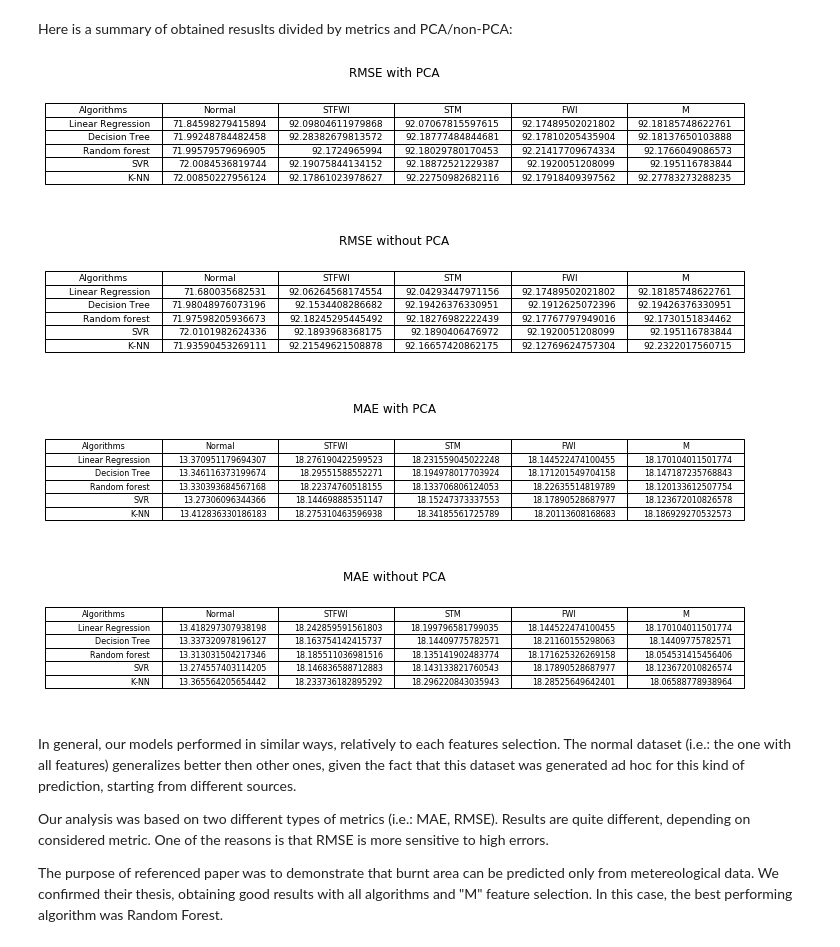
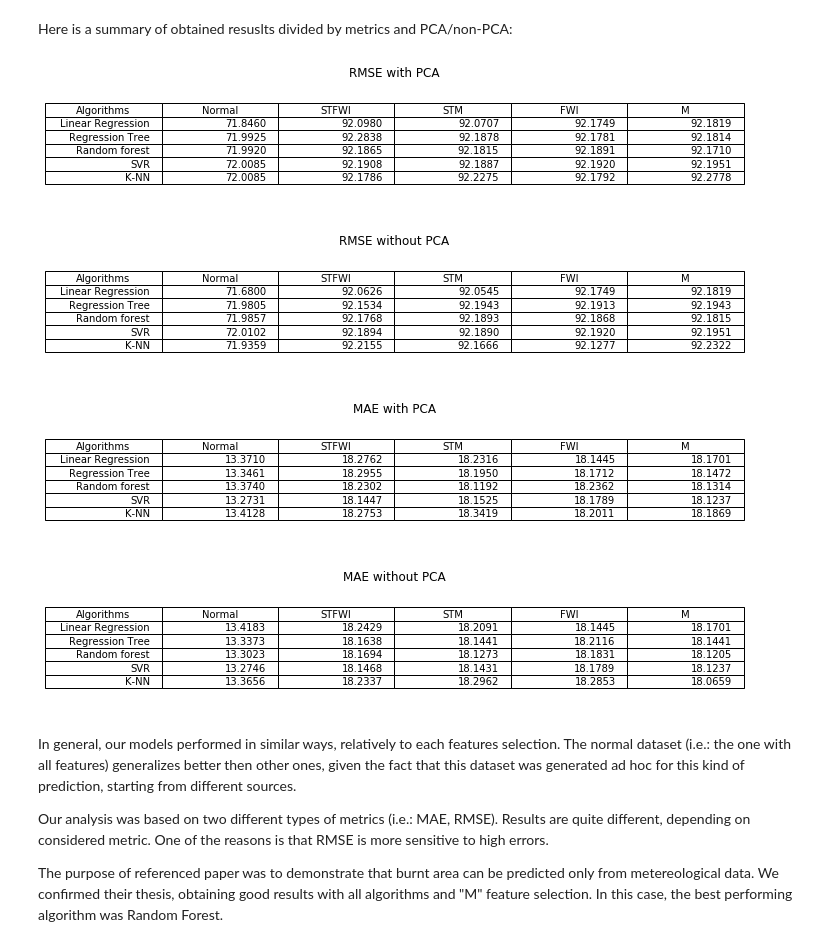
Before and after one commit to andrea7imo/DataSpacesThesis, a Jupyter notebook: DataSpacesThesis.ipynb, the cells around one changed output. Cells and saved outputs as stored; diff of their text form; code cells hidden in the pictures.

```diff
--- a/DataSpacesThesis.ipynb
+++ b/DataSpacesThesis.ipynb
@@ -1671,28 +1671,28 @@ ______________________________________________
 Here is a summary of obtained resuslts divided by metrics and PCA/non-PCA:
 # %%
 columns = [ 'Algorithms' ,'Normal', 'STFWI', 'STM', 'FWI', 'M']
-values = [['Linear Regression', lr_pca_RMSE, lr_pca_RMSE_STFWI, lr_pca_RMSE_STM, lr_pca_RMSE_FWI, lr_pca_RMSE_M],
-         ['Decision Tree', dt_pca_RMSE, dt_pca_RMSE_STFWI, dt_pca_RMSE_STM, dt_pca_RMSE_FWI, dt_pca_RMSE_M],
-         ['Random forest', rf_pca_RMSE, rf_pca_RMSE_STFWI, rf_pca_RMSE_STM, rf_pca_RMSE_FWI, rf_pca_RMSE_M],
-         ['SVR', svr_pca_RMSE, svr_pca_RMSE_STFWI, svr_pca_RMSE_STM, svr_pca_RMSE_FWI, svr_pca_RMSE_M],
-         ['K-NN', knn_pca_RMSE, knn_pca_RMSE_STFWI, knn_pca_RMSE_STM, knn_pca_RMSE_FWI, knn_pca_RMSE_M]]
+values = [['Linear Regression', '{:0.4f}'.format(lr_pca_RMSE), '{:0.4f}'.format(lr_pca_RMSE_STFWI), '{:0.4f}'.format(lr_pca_RMSE_STM), '{:0.4f}'.format(lr_pca_RMSE_FWI), '{:0.4f}'.format(lr_pca_RMSE_M)],
+         ['Regression Tree', '{:0.4f}'.format(dt_pca_RMSE), '{:0.4f}'.format(dt_pca_RMSE_STFWI), '{:0.4f}'.format(dt_pca_RMSE_STM), '{:0.4f}'.format(dt_pca_RMSE_FWI), '{:0.4f}'.format(dt_pca_RMSE_M)],
+         ['Random forest', '{:0.4f}'.format(rf_pca_RMSE), '{:0.4f}'.format(rf_pca_RMSE_STFWI), '{:0.4f}'.format(rf_pca_RMSE_STM), '{:0.4f}'.format(rf_pca_RMSE_FWI), '{:0.4f}'.format(rf_pca_RMSE_M)],
+         ['SVR', '{:0.4f}'.format(svr_pca_RMSE), '{:0.4f}'.format(svr_pca_RMSE_STFWI), '{:0.4f}'.format(svr_pca_RMSE_STM), '{:0.4f}'.format(svr_pca_RMSE_FWI), '{:0.4f}'.format(svr_pca_RMSE_M)],
+         ['K-NN', '{:0.4f}'.format(knn_pca_RMSE), '{:0.4f}'.format(knn_pca_RMSE_STFWI), '{:0.4f}'.format(knn_pca_RMSE_STM), '{:0.4f}'.format(knn_pca_RMSE_FWI), '{:0.4f}'.format(knn_pca_RMSE_M)]]
 fig, ax = plt.subplots(figsize=(10,2))
 #fig.patch.set_visible(False)
 ax.axis('off')
 ax.axis('tight')
 ax.table(cellText=values, colLabels=columns, loc='center')
 fig.tight_layout()
 plt.title("RMSE with PCA")
 plt.show()
 # %% [output]
-[figure, old version]
+[figure, new version]
 # %%
 columns = [ 'Algorithms' ,'Normal', 'STFWI', 'STM', 'FWI', 'M']
-values = [['Linear Regression', lr_RMSE, lr_RMSE_STFWI, lr_RMSE_STM, lr_RMSE_FWI, lr_RMSE_M],
-         ['Decision Tree', dt_RMSE, dt_RMSE_STFWI, dt_RMSE_STM, dt_RMSE_FWI, dt_RMSE_M],
-         ['Random forest', rf_RMSE, rf_RMSE_STFWI, rf_RMSE_STM, rf_RMSE_FWI, rf_RMSE_M],
-         ['SVR', svr_RMSE, svr_RMSE_STFWI, svr_RMSE_STM, svr_RMSE_FWI, svr_RMSE_M],
-         ['K-NN', knn_RMSE, knn_RMSE_STFWI, knn_RMSE_STM, knn_RMSE_FWI, knn_RMSE_M]]
+values = [['Linear Regression', '{:0.4f}'.format(lr_RMSE), '{:0.4f}'.format(lr_RMSE_STFWI), '{:0.4f}'.format(lr_RMSE_STM), '{:0.4f}'.format(lr_RMSE_FWI), '{:0.4f}'.format(lr_RMSE_M)],
+         ['Regression Tree', '{:0.4f}'.format(dt_RMSE), '{:0.4f}'.format(dt_RMSE_STFWI), '{:0.4f}'.format(dt_RMSE_STM), '{:0.4f}'.format(dt_RMSE_FWI), '{:0.4f}'.format(dt_RMSE_M)],
+         ['Random forest', '{:0.4f}'.format(rf_RMSE), '{:0.4f}'.format(rf_RMSE_STFWI), '{:0.4f}'.format(rf_RMSE_STM), '{:0.4f}'.format(rf_RMSE_FWI), '{:0.4f}'.format(rf_RMSE_M)],
+         ['SVR', '{:0.4f}'.format(svr_RMSE), '{:0.4f}'.format(svr_RMSE_STFWI), '{:0.4f}'.format(svr_RMSE_STM), '{:0.4f}'.format(svr_RMSE_FWI), '{:0.4f}'.format(svr_RMSE_M)],
+         ['K-NN', '{:0.4f}'.format(knn_RMSE), '{:0.4f}'.format(knn_RMSE_STFWI), '{:0.4f}'.format(knn_RMSE_STM), '{:0.4f}'.format(knn_RMSE_FWI), '{:0.4f}'.format(knn_RMSE_M)]]
 fig, ax = plt.subplots(figsize=(10,2))
 #fig.patch.set_visible(False)
 ax.axis('off')
@@ -1702,14 +1702,14 @@ fig.tight_layout()
 plt.title("RMSE without PCA")
 plt.show()
 # %% [output]
-[figure, old version]
+[figure, new version]
 # %%
 columns = [ 'Algorithms' ,'Normal', 'STFWI', 'STM', 'FWI', 'M']
-values = [['Linear Regression', lr_pca_MAE, lr_pca_MAE_STFWI, lr_pca_MAE_STM, lr_pca_MAE_FWI, lr_pca_MAE_M],
-         ['Decision Tree', dt_pca_MAE, dt_pca_MAE_STFWI, dt_pca_MAE_STM, dt_pca_MAE_FWI, dt_pca_MAE_M],
-         ['Random forest', rf_pca_MAE, rf_pca_MAE_STFWI, rf_pca_MAE_STM, rf_pca_MAE_FWI, rf_pca_MAE_M],
-         ['SVR', svr_pca_MAE, svr_pca_MAE_STFWI, svr_pca_MAE_STM, svr_pca_MAE_FWI, svr_pca_MAE_M],
-         ['K-NN', knn_pca_MAE, knn_pca_MAE_STFWI, knn_pca_MAE_STM, knn_pca_MAE_FWI, knn_pca_MAE_M]]
+values = [['Linear Regression', '{:0.4f}'.format(lr_pca_MAE), '{:0.4f}'.format(lr_pca_MAE_STFWI), '{:0.4f}'.format(lr_pca_MAE_STM), '{:0.4f}'.format(lr_pca_MAE_FWI), '{:0.4f}'.format(lr_pca_MAE_M)],
+         ['Regression Tree', '{:0.4f}'.format(dt_pca_MAE), '{:0.4f}'.format(dt_pca_MAE_STFWI), '{:0.4f}'.format(dt_pca_MAE_STM), '{:0.4f}'.format(dt_pca_MAE_FWI), '{:0.4f}'.format(dt_pca_MAE_M)],
+         ['Random forest', '{:0.4f}'.format(rf_pca_MAE), '{:0.4f}'.format(rf_pca_MAE_STFWI), '{:0.4f}'.format(rf_pca_MAE_STM), '{:0.4f}'.format(rf_pca_MAE_FWI), '{:0.4f}'.format(rf_pca_MAE_M)],
+         ['SVR', '{:0.4f}'.format(svr_pca_MAE), '{:0.4f}'.format(svr_pca_MAE_STFWI), '{:0.4f}'.format(svr_pca_MAE_STM), '{:0.4f}'.format(svr_pca_MAE_FWI), '{:0.4f}'.format(svr_pca_MAE_M)],
+         ['K-NN', '{:0.4f}'.format(knn_pca_MAE), '{:0.4f}'.format(knn_pca_MAE_STFWI), '{:0.4f}'.format(knn_pca_MAE_STM), '{:0.4f}'.format(knn_pca_MAE_FWI), '{:0.4f}'.format(knn_pca_MAE_M)]]
 fig, ax = plt.subplots(figsize=(10,2))
 #fig.patch.set_visible(False)
 ax.axis('off')
@@ -1719,14 +1719,14 @@ fig.tight_layout()
 plt.title("MAE with PCA")
 plt.show()
 # %% [output]
-[figure, old version]
+[figure, new version]
 # %%
 columns = [ 'Algorithms' ,'Normal', 'STFWI', 'STM', 'FWI', 'M']
-values = [['Linear Regression', lr_MAE, lr_MAE_STFWI, lr_MAE_STM, lr_MAE_FWI, lr_MAE_M],
-         ['Decision Tree', dt_MAE, dt_MAE_STFWI, dt_MAE_STM, dt_MAE_FWI, dt_MAE_M],
-         ['Random forest', rf_MAE, rf_MAE_STFWI, rf_MAE_STM, rf_MAE_FWI, rf_MAE_M],
-         ['SVR', svr_MAE, svr_MAE_STFWI, svr_MAE_STM, svr_MAE_FWI, svr_MAE_M],
-         ['K-NN', knn_MAE, knn_MAE_STFWI, knn_MAE_STM, knn_MAE_FWI, knn_MAE_M]]
+values = [['Linear Regression', '{:0.4f}'.format(lr_MAE), '{:0.4f}'.format(lr_MAE_STFWI), '{:0.4f}'.format(lr_MAE_STM), '{:0.4f}'.format(lr_MAE_FWI), '{:0.4f}'.format(lr_MAE_M)],
+         ['Regression Tree', '{:0.4f}'.format(dt_MAE), '{:0.4f}'.format(dt_MAE_STFWI), '{:0.4f}'.format(dt_MAE_STM), '{:0.4f}'.format(dt_MAE_FWI), '{:0.4f}'.format(dt_MAE_M)],
+         ['Random forest', '{:0.4f}'.format(rf_MAE), '{:0.4f}'.format(rf_MAE_STFWI), '{:0.4f}'.format(rf_MAE_STM), '{:0.4f}'.format(rf_MAE_FWI), '{:0.4f}'.format(rf_MAE_M)],
+         ['SVR', '{:0.4f}'.format(svr_MAE), '{:0.4f}'.format(svr_MAE_STFWI), '{:0.4f}'.format(svr_MAE_STM), '{:0.4f}'.format(svr_MAE_FWI), '{:0.4f}'.format(svr_MAE_M)],
+         ['K-NN', '{:0.4f}'.format(knn_MAE), '{:0.4f}'.format(knn_MAE_STFWI), '{:0.4f}'.format(knn_MAE_STM), '{:0.4f}'.format(knn_MAE_FWI), '{:0.4f}'.format(knn_MAE_M)]]
 fig, ax = plt.subplots(figsize=(10,2))
 #fig.patch.set_visible(False)
 ax.axis('off')
@@ -1736,7 +1736,7 @@ fig.tight_layout()
 plt.title("MAE without PCA")
 plt.show()
 # %% [output]
-[figure, old version]
+[figure, new version]
 # %% [markdown]
 In general, our models performed in similar ways, relatively to each features selection. The normal dataset (i.e.: the one with all features) generalizes better then other ones, given the fact that this dataset was generated ad hoc for this kind of prediction, starting from different sources.
 
```
Also changed, not shown: parts of 56 cells of this notebook.
